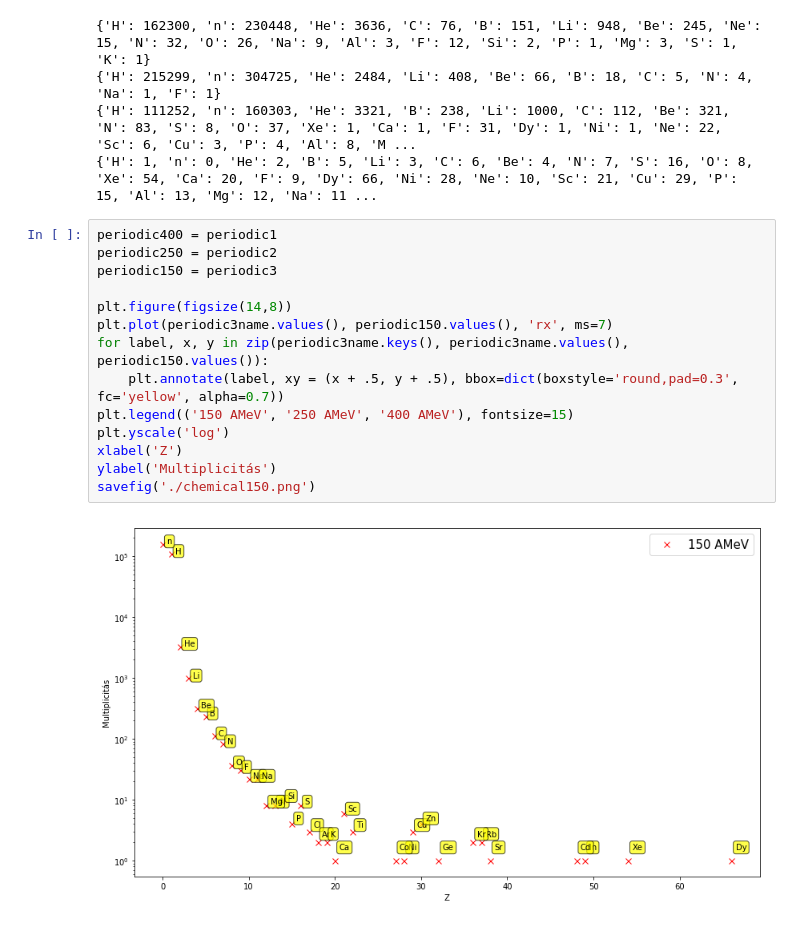
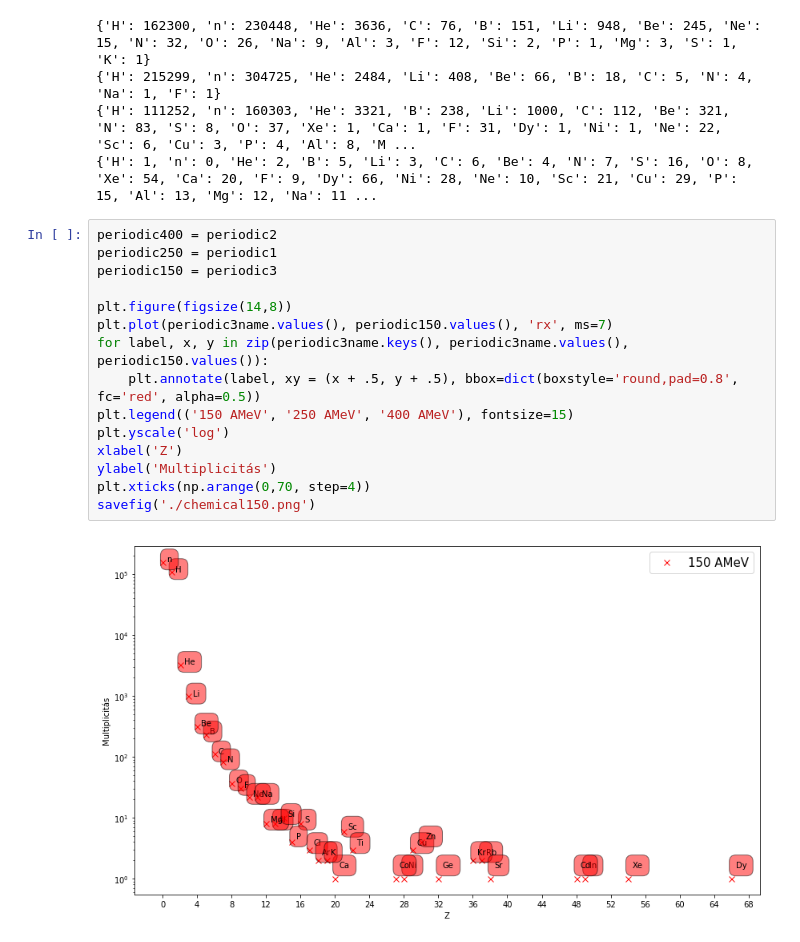
Before and after one commit to qbeer/szakdoli, a Jupyter notebook: BFS/visualize.ipynb, the cells around one changed output. Saved outputs shown, nothing was run; the diff lists cells and outputs as text.

```diff
--- a/BFS/visualize.ipynb
+++ b/BFS/visualize.ipynb
@@ -658,20 +658,21 @@ print(periodic3name)
 {'H': 111252, 'n': 160303, 'He': 3321, 'B': 238, 'Li': 1000, 'C': 112, 'Be': 321, 'N': 83, 'S': 8, 'O': 37, 'Xe': 1, 'Ca': 1, 'F': 31, 'Dy': 1, 'Ni': 1, 'Ne': 22, 'Sc': 6, 'Cu': 3, 'P': 4, 'Al': 8, 'M ...
 {'H': 1, 'n': 0, 'He': 2, 'B': 5, 'Li': 3, 'C': 6, 'Be': 4, 'N': 7, 'S': 16, 'O': 8, 'Xe': 54, 'Ca': 20, 'F': 9, 'Dy': 66, 'Ni': 28, 'Ne': 10, 'Sc': 21, 'Cu': 29, 'P': 15, 'Al': 13, 'Mg': 12, 'Na': 11 ...
 # %%
-periodic400 = periodic1
-periodic250 = periodic2
+periodic400 = periodic2
+periodic250 = periodic1
 periodic150 = periodic3
 
 plt.figure(figsize(14,8))
 plt.plot(periodic3name.values(), periodic150.values(), 'rx', ms=7)
 for label, x, y in zip(periodic3name.keys(), periodic3name.values(), periodic150.values()):
-    plt.annotate(label, xy = (x + .5, y + .5), bbox=dict(boxstyle='round,pad=0.3', fc='yellow', alpha=0.7))
+    plt.annotate(label, xy = (x + .5, y + .5), bbox=dict(boxstyle='round,pad=0.8', fc='red', alpha=0.5))
 plt.legend(('150 AMeV', '250 AMeV', '400 AMeV'), fontsize=15)
 plt.yscale('log')
 xlabel('Z')
 ylabel('Multiplicitás')
+plt.xticks(np.arange(0,70, step=4))
 savefig('./chemical150.png')
 # %% [output]
-[figure, old version]
+[figure, new version]
 # %%
 plt.figure(figsize(14,8))
```
Also changed, not shown: parts of 6 cells of this notebook, 15 other files.
